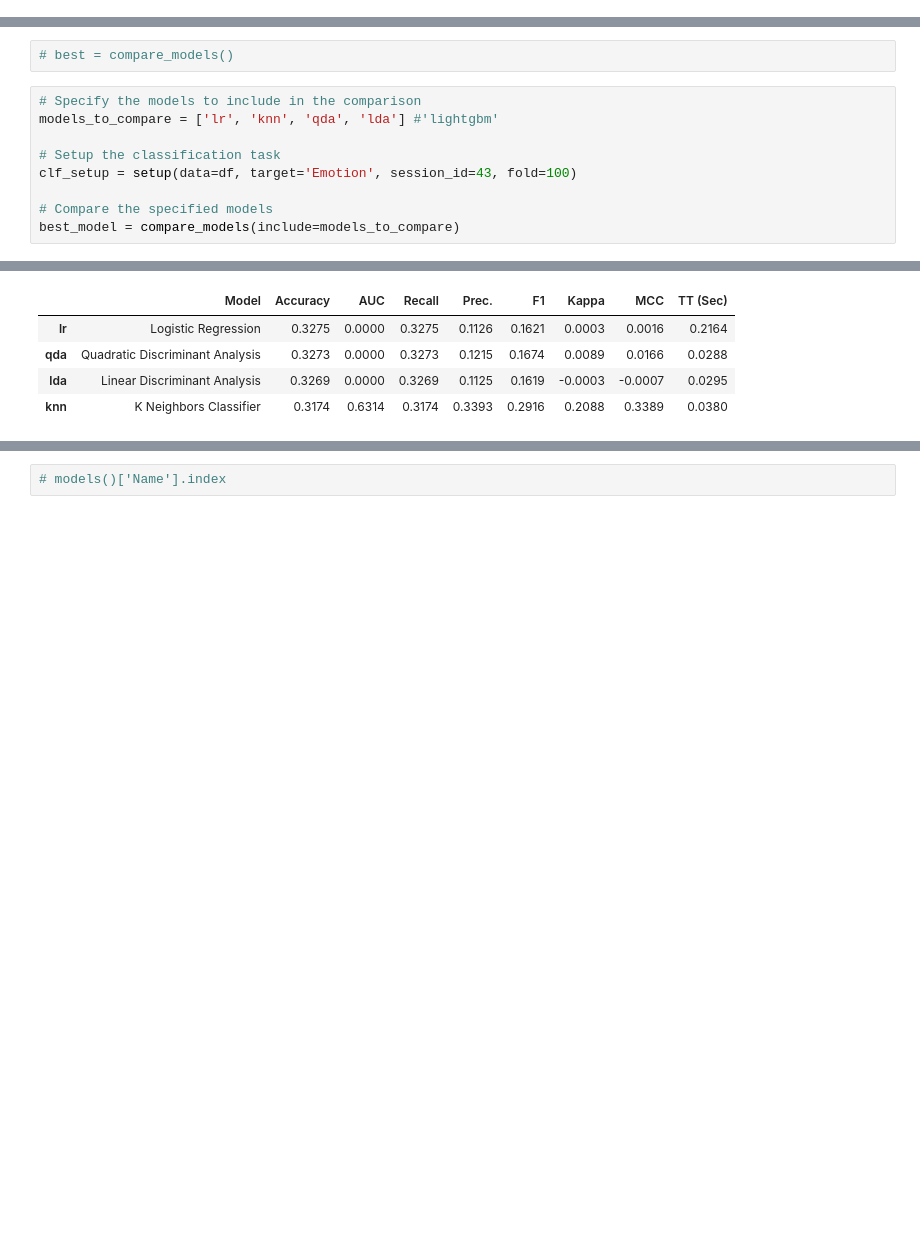
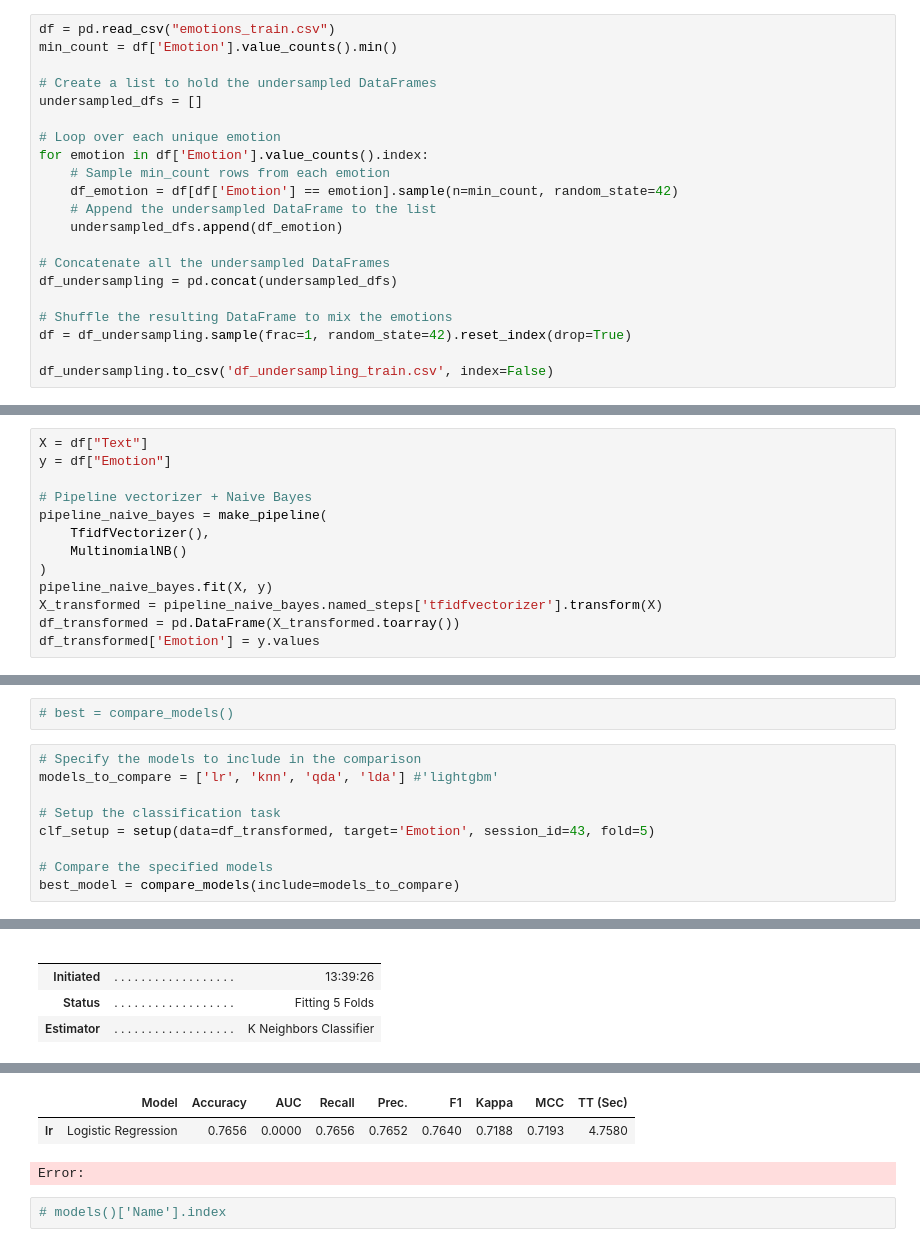
Before and after one commit to Antho-SJ/ml-in-the-clouds, a Jupyter notebook: julien_notebook.ipynb, the cells around one changed output, grey strips where cells are left out. Saved outputs shown, nothing was run; the diff lists cells and outputs as text; blank space fills up the shorter version.

```diff
--- a/julien_notebook.ipynb
+++ b/julien_notebook.ipynb
@@ -181,0 +184,21 @@ Name: Test_Counters, Length: 21459, dtype: object
+# %%
+df = pd.read_csv("emotions_train.csv")
+min_count = df['Emotion'].value_counts().min()
+
+# Create a list to hold the undersampled DataFrames
+undersampled_dfs = []
+
+# Loop over each unique emotion
+for emotion in df['Emotion'].value_counts().index:
+    # Sample min_count rows from each emotion
+    df_emotion = df[df['Emotion'] == emotion].sample(n=min_count, random_state=42)
+    # Append the undersampled DataFrame to the list
+    undersampled_dfs.append(df_emotion)
+
+# Concatenate all the undersampled DataFrames
+df_undersampling = pd.concat(undersampled_dfs)
+
+# Shuffle the resulting DataFrame to mix the emotions
+df = df_undersampling.sample(frac=1, random_state=42).reset_index(drop=True)
+
+df_undersampling.to_csv('df_undersampling_train.csv', index=False)
@@ -184,3 +444,16 @@ Name: Test_Counters, Length: 21459, dtype: object
+# %%
+X = df["Text"]
+y = df["Emotion"]
+
+# Pipeline vectorizer + Naive Bayes
+pipeline_naive_bayes = make_pipeline(
+    TfidfVectorizer(),
+    MultinomialNB()
+)
+pipeline_naive_bayes.fit(X, y)
+X_transformed = pipeline_naive_bayes.named_steps['tfidfvectorizer'].transform(X)
+df_transformed = pd.DataFrame(X_transformed.toarray())
+df_transformed['Emotion'] = y.values
 # %%
 # import pycaret classification and init setup
 
@@ -255,7 +528,7 @@ exp.setup(df, target = 'Emotion', session_id = 124)
 models_to_compare = ['lr', 'knn', 'qda', 'lda'] #'lightgbm'
 
 # Setup the classification task
-clf_setup = setup(data=df, target='Emotion', session_id=43, fold=100)
+clf_setup = setup(data=df_transformed, target='Emotion', session_id=43, fold=5)
 
 # Compare the specified models
 best_model = compare_models(include=models_to_compare)
@@ -281,5 +553,5 @@ best_model = compare_models(include=models_to_compare)
-|  | Model | Accuracy | AUC | Recall | Prec. | F1 | Kappa | MCC | TT (Sec) |
-| lr | Logistic Regression | 0.3275 | 0.0000 | 0.3275 | 0.1126 | 0.1621 | 0.0003 | 0.0016 | 0.2164 |
-| qda | Quadratic Discriminant Analysis | 0.3273 | 0.0000 | 0.3273 | 0.1215 | 0.1674 | 0.0089 | 0.0166 | 0.0288 |
-| lda | Linear Discriminant Analysis | 0.3269 | 0.0000 | 0.3269 | 0.1125 | 0.1619 | -0.0003 | -0.0007 | 0.0295 |
-| knn | K Neighbors Classifier | 0.3174 | 0.6314 | 0.3174 | 0.3393 | 0.2916 | 0.2088 | 0.3389 | 0.0380 |
+|  |  |  |
+|  |  |  |
+| Initiated | . . . . . . . . . . . . . . . . . . | 13:39:26 |
+| Status | . . . . . . . . . . . . . . . . . . | Fitting 5 Folds |
+| Estimator | . . . . . . . . . . . . . . . . . . | K Neighbors Classifier |
@@ -287,3 +558,6 @@ best_model = compare_models(include=models_to_compare)
+|  | Model | Accuracy | AUC | Recall | Prec. | F1 | Kappa | MCC | TT (Sec) |
+| lr | Logistic Regression | 0.7656 | 0.0000 | 0.7656 | 0.7652 | 0.7640 | 0.7188 | 0.7193 | 4.7580 |
+Error:
 # %%
 # models()['Name'].index
 # %%
```
Also changed, not shown: parts of 33 cells of this notebook, 2 other files.
